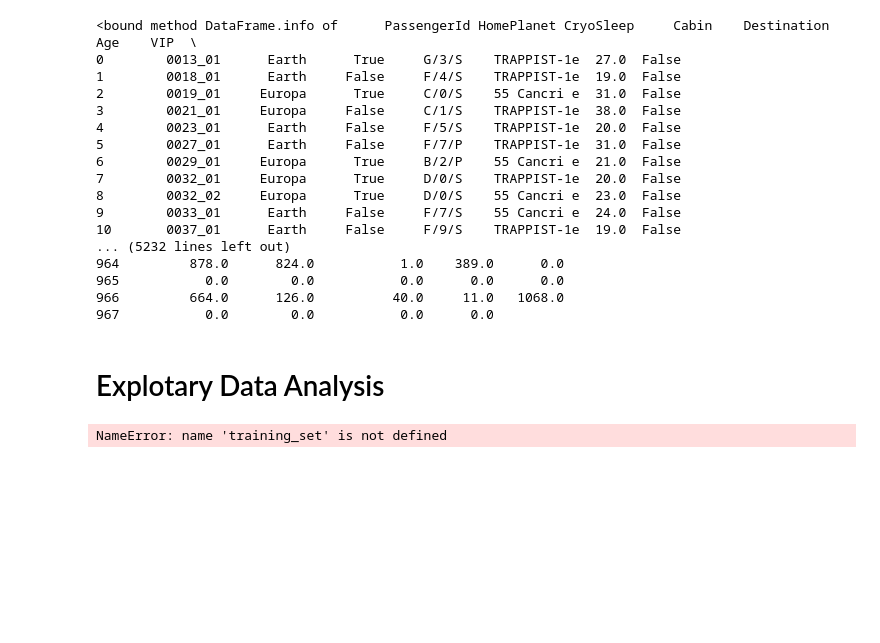
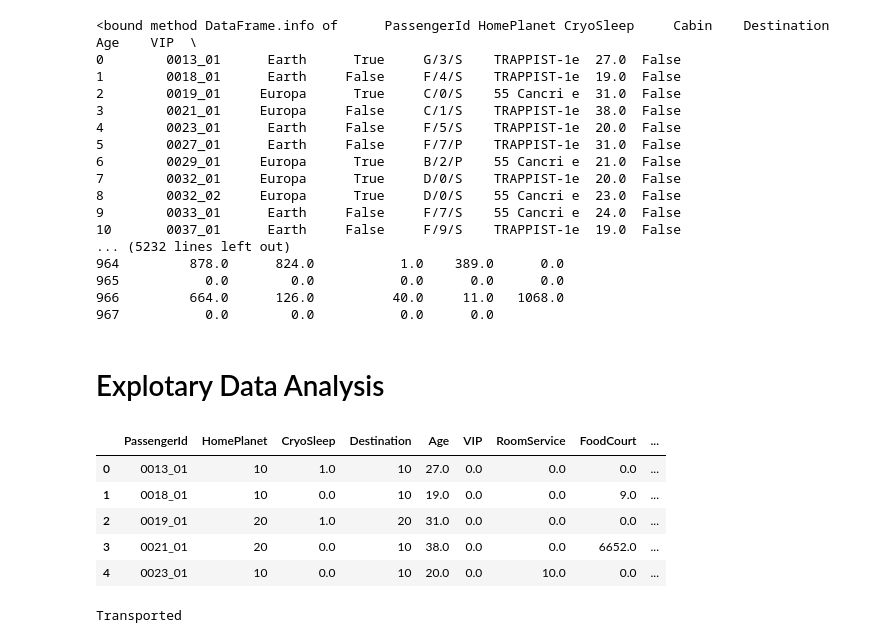
Before and after one commit to sandun7787/Titanic_Spaceship, a Jupyter notebook: space_titanic.ipynb, the cells around one changed output. Drawn from its saved outputs; the diff is of its cells as text; code cells hidden in the pictures; blank space fills up the shorter version.

```diff
--- a/space_titanic.ipynb
+++ b/space_titanic.ipynb
@@ -624,8 +624,25 @@ testing_set.loc[testing_set['RoomService'].isnull(), 'RoomService'] = testing_se
 testing_set.loc[testing_set['FoodCourt'].isnull(), 'FoodCourt'] = testing_set['FoodCourt'].median()
 testing_set.loc[testing_set['ShoppingMall'].isnull(), 'ShoppingMall'] = testing_set['ShoppingMall'].median()
 testing_set.loc[testing_set['Spa'].isnull(), 'Spa'] = testing_set['Spa'].median()
-testing_set.loc[testing_set['VRDeck'].isnull(), 'VRDeck'] = training_set['VRDeck'].median()
+testing_set.loc[testing_set['VRDeck'].isnull(), 'VRDeck'] = traning_set['VRDeck'].median()
 testing_set.drop('Name', axis=1, inplace=True)
 testing_set.drop('Cabin',axis=1, inplace=True)
-# %% [output]
-NameError: name 'training_set' is not defined
+# %%
+testing_set.replace({'HomePlanet':{'Earth':10,'Europa':20, 'Mars':30}},inplace=True)
+testing_set.replace({'Destination':{'TRAPPIST-1e':10,'55 Cancri e':20, 'PSO J318.5-22':30}},inplace=True)
+# %%
+# Replacement dictionary
+replace_dict = {'CryoSleep': {False: 0, True: 1},
+                'VIP': {False: 0, True: 1}}
+
+# Perform replacement
+testing_set.replace(replace_dict, inplace=True)
+# %%
+testing_set.head()
+# %% [output]
+|  | PassengerId | HomePlanet | CryoSleep | Destination | Age | VIP | RoomService | FoodCourt | ... |
+| 0 | 0013_01 | 10 | 1.0 | 10 | 27.0 | 0.0 | 0.0 | 0.0 | ... |
+| 1 | 0018_01 | 10 | 0.0 | 10 | 19.0 | 0.0 | 0.0 | 9.0 | ... |
+| 2 | 0019_01 | 20 | 1.0 | 20 | 31.0 | 0.0 | 0.0 | 0.0 | ... |
+| 3 | 0021_01 | 20 | 0.0 | 10 | 38.0 | 0.0 | 0.0 | 6652.0 | ... |
+| 4 | 0023_01 | 10 | 0.0 | 10 | 20.0 | 0.0 | 10.0 | 0.0 | ... |
@@ -631,0 +664,13 @@ NameError: name 'training_set' is not defined
+# %%
+#0013_01	10	True	10	27.0	False	0.0	0.0	0.0	0.0	0.0
+#0018_01	10	False	10	19.0	False	0.0	9.0	0.0	2823.0	0.0
+#0019_01	20	True	20	31.0	False	0.0	0.0	0.0	0.0	0.0
+
+pred = best_dt_clf.predict([[19_01,20,True,20,31.0,False,0.0,0.0,0.0,0.0,0.0]])
+
+if pred[0] == 0:
+  print("Not Transported")
+else:
+  print("Transported")
+# %% [output]
+Transported
```
Also changed, not shown: parts of 2 cells of this notebook, 2 other files.
